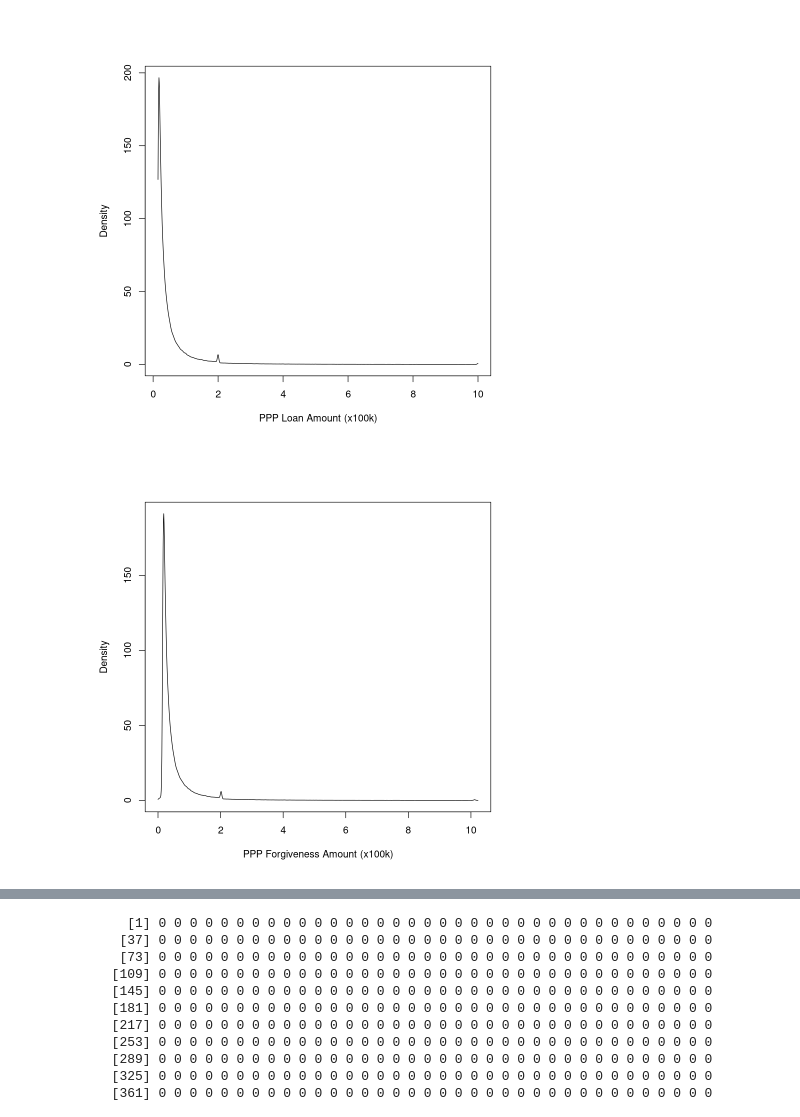
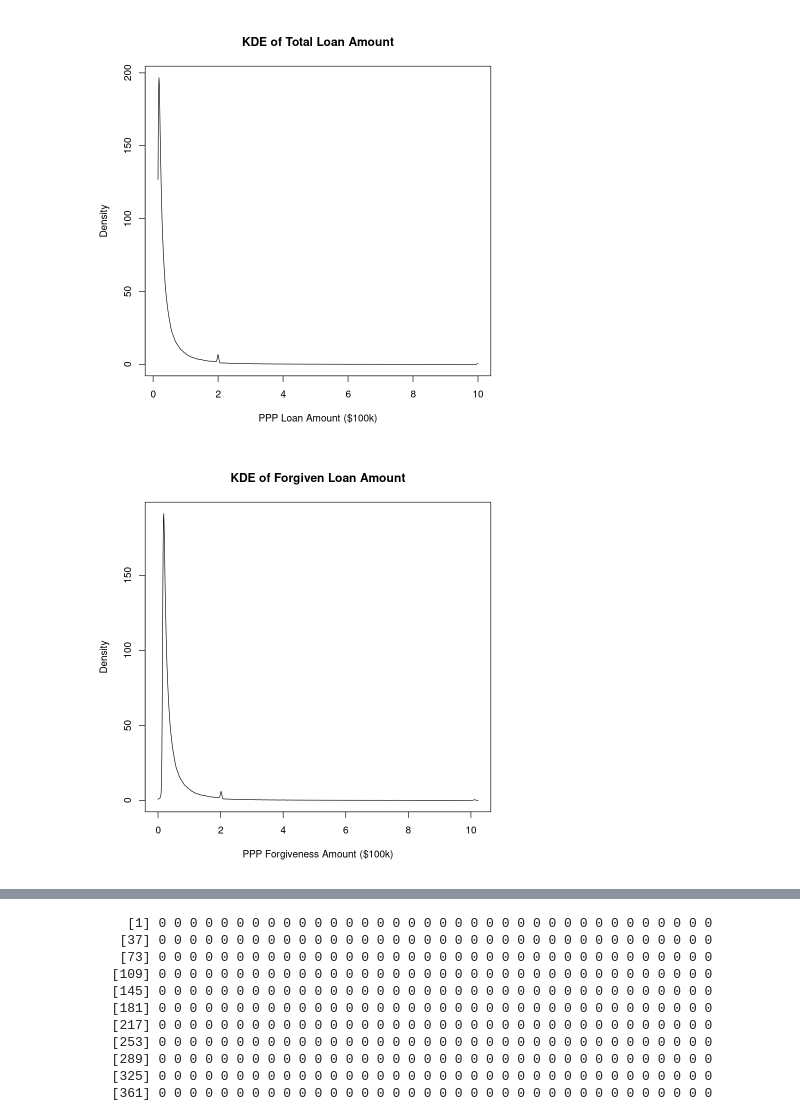
Before and after one commit to ABeeShake/Stats202A-Project, a Jupyter notebook: visualizations.ipynb, the cells around one changed output, grey strips where cells are left out. Saved outputs shown, nothing was run; the diff lists cells and outputs as text; code cells hidden in the pictures.

```diff
--- a/visualizations.ipynb
+++ b/visualizations.ipynb
@@ -30,27 +51,29 @@ kde <- function(x,m){
 
 }
 # %%
-x <- PPP$CurrentApprovalAmount / 1e6
+total <- PPP$CurrentApprovalAmount / 1e6
 m <- 1000
 
-est <- kde(x, m)
+est1 <- kde(total, m)
 
-plot(seq(min(x),max(x),length.out = m), est,
+plot(seq(min(total),max(total),length.out = m), est1,
     type = 'l',
-    xlab = 'PPP Loan Amount (x100k)',
+    xlab = 'PPP Loan Amount ($100k)',
     ylab = 'Density')
+title("KDE of Total Loan Amount")
 # %% [output]
-[figure, old version]
+[figure, new version]
 # %%
-x <- PPP[!is.na(PPP$ForgivenessAmount),'ForgivenessAmount'] %>% pull() / 1e6
+forgive <- PPP[!is.na(PPP$ForgivenessAmount),'ForgivenessAmount'] %>% pull() / 1e6
 
 m <- 1000
 
-est <- kde(x, m)
+est2 <- kde(forgive, m)
 
-plot(seq(min(x),max(x),length.out = m), est,
+plot(seq(min(forgive),max(forgive),length.out = m), est2,
     type = 'l',
-    xlab = 'PPP Forgiveness Amount (x100k)',
+    xlab = 'PPP Forgiveness Amount ($100k)',
     ylab = 'Density')
+title("KDE of Forgiven Loan Amount")
 # %% [output]
-[figure, old version]
+[figure, new version]
```
Also changed, not shown: parts of 9 cells of this notebook, 6 other files.
